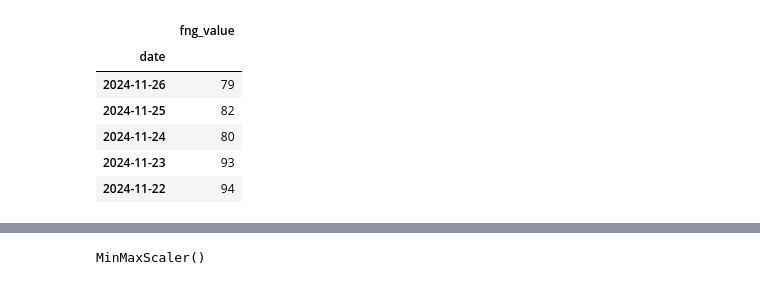
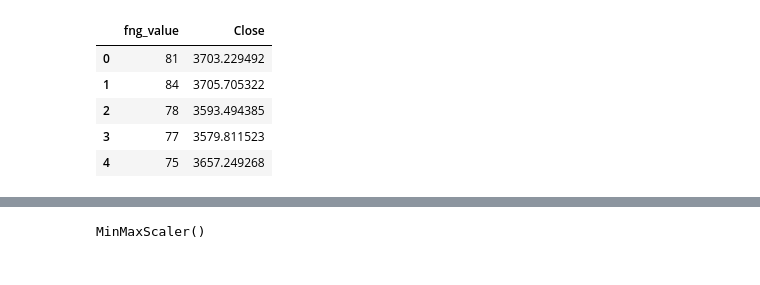
Before and after one commit to PlanHorror/AI-bot-in-Finance, a Jupyter notebook: lstm_stock_predictor_closing.ipynb, the cells around one changed output, grey strips where cells are left out. Cells and saved outputs as stored; diff of their text form; code cells hidden in the pictures.

```diff
--- a/lstm_stock_predictor_closing.ipynb
+++ b/lstm_stock_predictor_closing.ipynb
@@ -14,14 +14,12 @@ from tensorflow import random
 random.set_seed(2)
 # %%
 # Load the fear and greed sentiment data for Bitcoin
-df = pd.read_csv('data.csv', index_col="date", infer_datetime_format=True, parse_dates=True)
-df = df.drop(columns="fng_classification")
+df = pd.read_csv('data_fng_coin.csv')
 df.head()
 # %% [output]
-|  | fng_value |
-| date |  |
-| 2024-11-26 | 79 |
-| 2024-11-25 | 82 |
-| 2024-11-24 | 80 |
-| 2024-11-23 | 93 |
-| 2024-11-22 | 94 |
+|  | fng_value | Close |
+| 0 | 81 | 3703.229492 |
+| 1 | 84 | 3705.705322 |
+| 2 | 78 | 3593.494385 |
+| 3 | 77 | 3579.811523 |
+| 4 | 75 | 3657.249268 |
```
Also changed, not shown: parts of 17 cells of this notebook, 2 other files.
